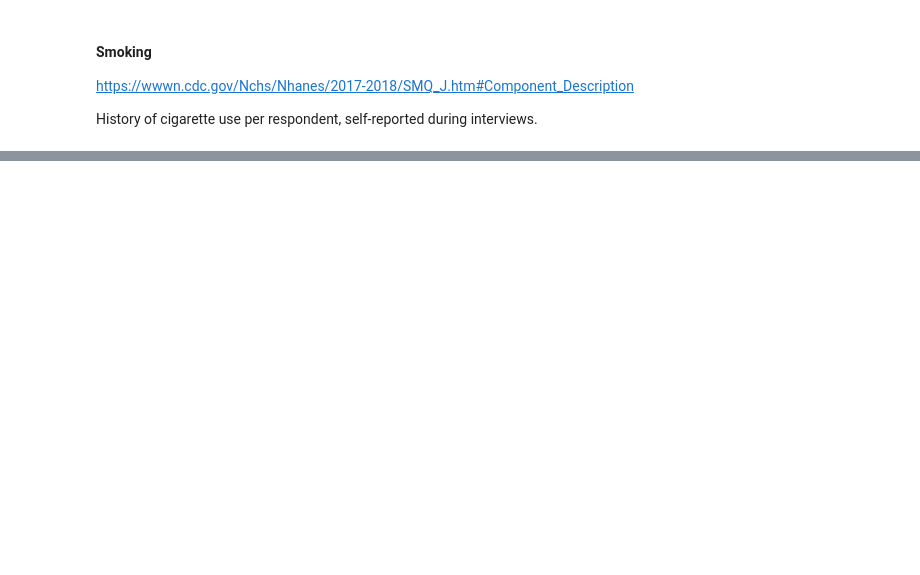
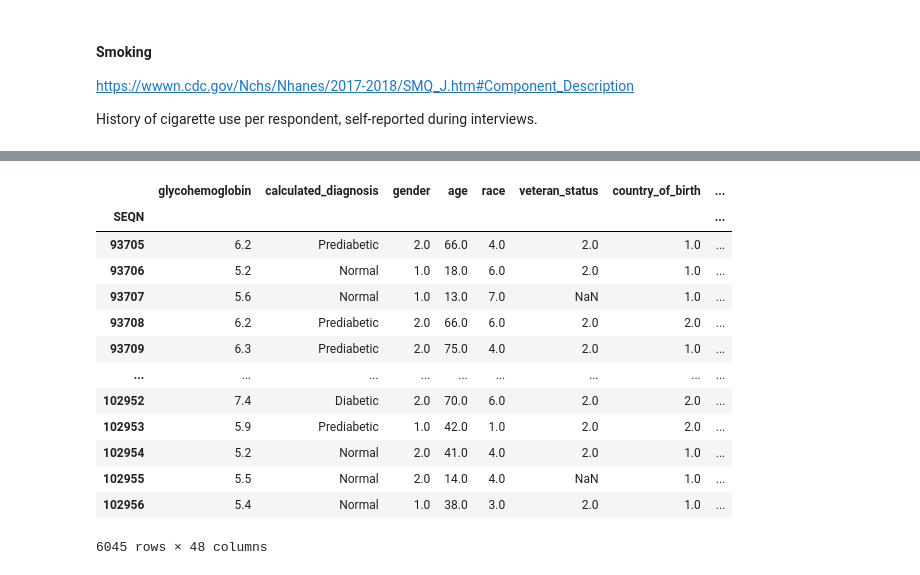
Before and after one commit to kcoop610/diabetes-diagnostic-classification-model, a Jupyter notebook: report.ipynb, the cells around one changed output, grey strips where cells are left out. Saved outputs shown, nothing was run; the diff lists cells and outputs as text; code cells hidden in the pictures; blank space fills up the shorter version.

```diff
--- a/report.ipynb
+++ b/report.ipynb
@@ -971,5 +1326,5 @@ NOTES TO SELF:
 # %%
-dfs = [keep_demographic, keep_insurance, keep_measures, keep_bp2, a1c, cholesterol,
+dfs = [a1c, keep_demographic, keep_insurance, keep_measures, keep_bp2, cholesterol,
        keep_insulin, keep_activity2, keep_smoking]
 # %%
 col_count = 0
@@ -980,0 +1336,7 @@ col_count
+# %%
+dfs_preds = dfs[1:]
+# %%
+# Concatenated all data besides my target
+
+df_preds = pd.concat(dfs_preds, join='outer', axis=1)
+df_preds
@@ -980,0 +1358,20 @@ col_count
+# %%
+# left merge the predictors into the target to ensure my mega_df is ready for a supervised learning task
+
+mega_df = pd.merge(a1c, df_preds, how='left', on='SEQN')
+mega_df
+# %% [output]
+|  | glycohemoglobin | calculated_diagnosis | gender | age | race | veteran_status | country_of_birth | ... |
+| SEQN |  |  |  |  |  |  |  | ... |
+| 93705 | 6.2 | Prediabetic | 2.0 | 66.0 | 4.0 | 2.0 | 1.0 | ... |
+| 93706 | 5.2 | Normal | 1.0 | 18.0 | 6.0 | 2.0 | 1.0 | ... |
+| 93707 | 5.6 | Normal | 1.0 | 13.0 | 7.0 | NaN | 1.0 | ... |
+| 93708 | 6.2 | Prediabetic | 2.0 | 66.0 | 6.0 | 2.0 | 2.0 | ... |
+| 93709 | 6.3 | Prediabetic | 2.0 | 75.0 | 4.0 | 2.0 | 1.0 | ... |
+| ... | ... | ... | ... | ... | ... | ... | ... | ... |
+| 102952 | 7.4 | Diabetic | 2.0 | 70.0 | 6.0 | 2.0 | 2.0 | ... |
+| 102953 | 5.9 | Prediabetic | 1.0 | 42.0 | 1.0 | 2.0 | 2.0 | ... |
+| 102954 | 5.2 | Normal | 2.0 | 41.0 | 4.0 | 2.0 | 1.0 | ... |
+| 102955 | 5.5 | Normal | 2.0 | 14.0 | 4.0 | NaN | 1.0 | ... |
+| 102956 | 5.4 | Normal | 1.0 | 38.0 | 3.0 | 2.0 | 1.0 | ... |
+6045 rows × 48 columns
```
Also changed, not shown: parts of 152 cells of this notebook.
